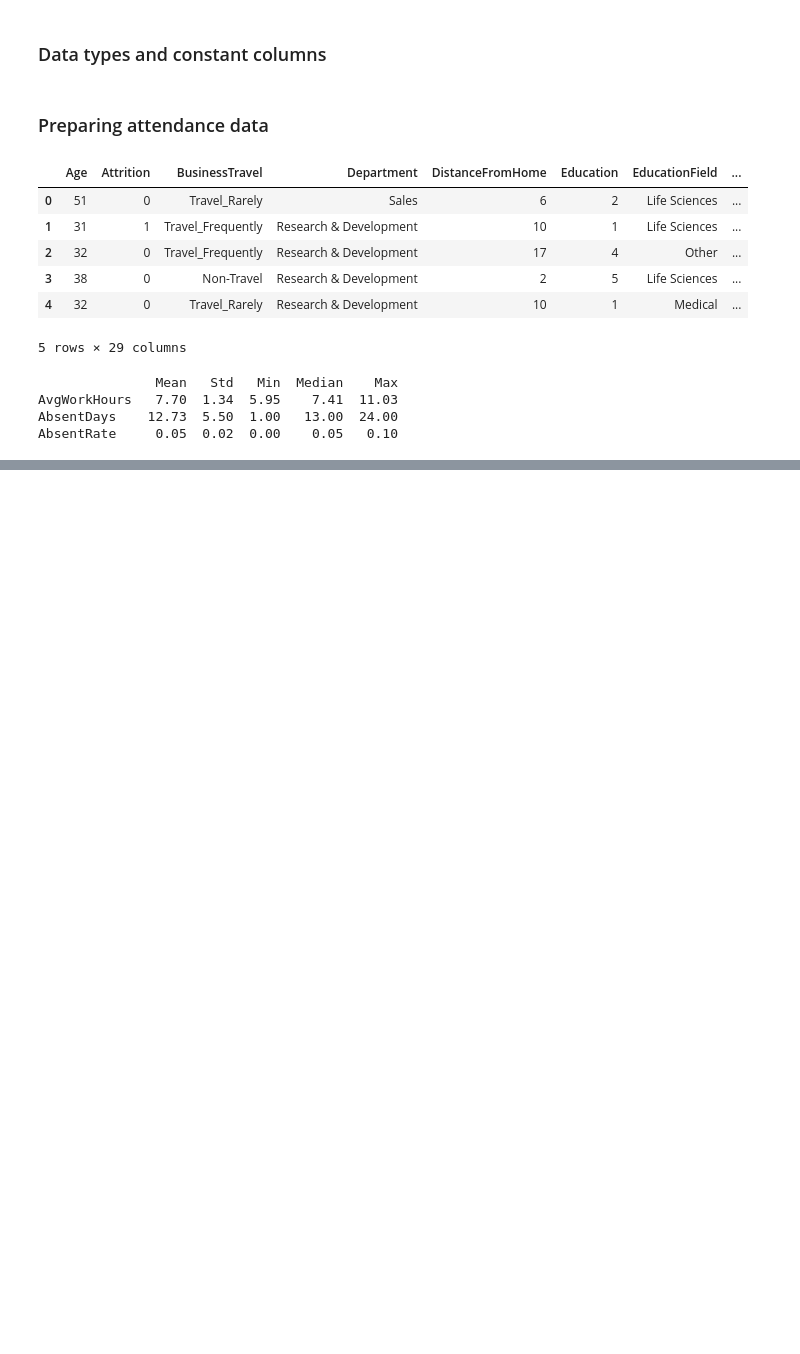
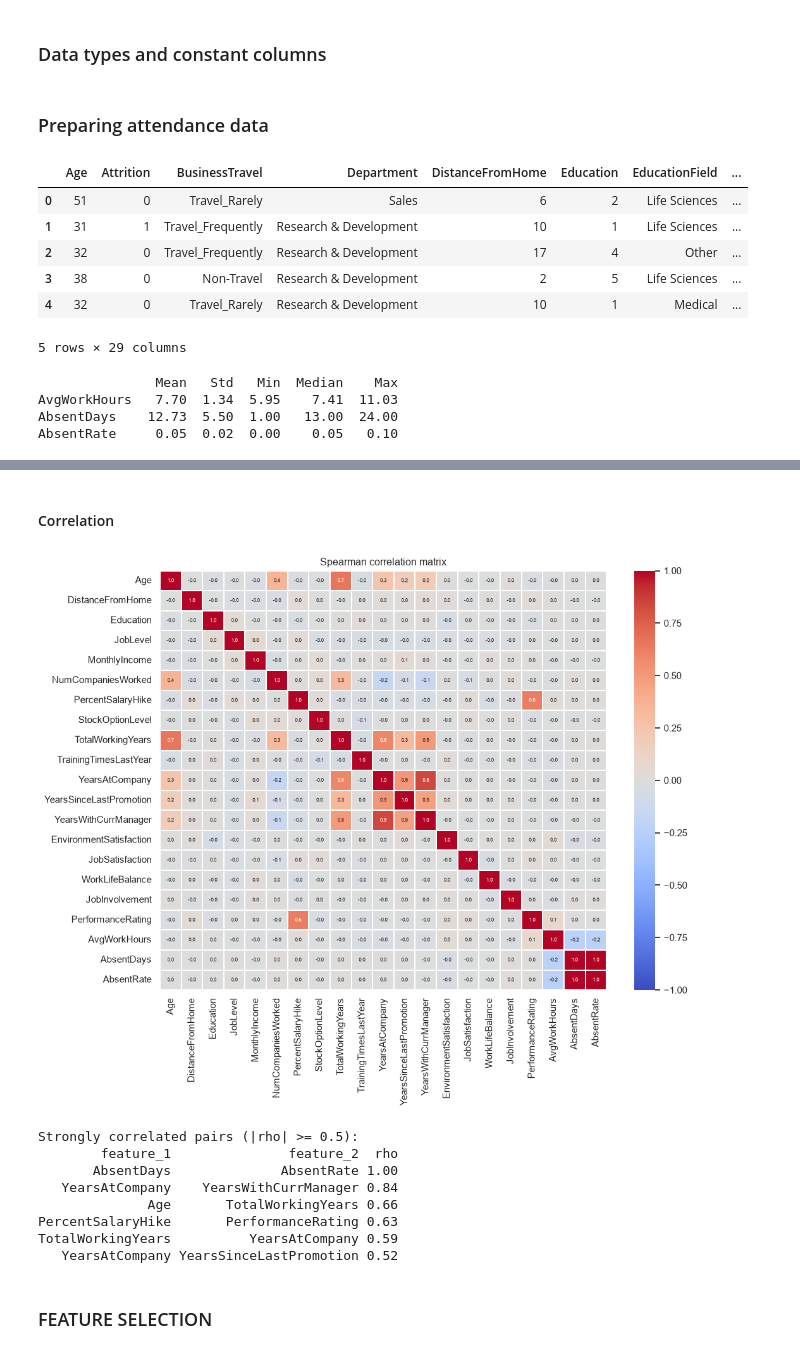
Before and after one commit to DangHoangMinhTu/Project-3---Clustering-HR-Analytics-Case-Study, a Jupyter notebook: HR-Analytics-Case-Study-Clustering.ipynb, the cells around one changed output, grey strips where cells are left out. Cells and saved outputs as stored; diff of their text form; code cells hidden in the pictures; blank space fills up the shorter version.

```diff
--- a/HR-Analytics-Case-Study-Clustering.ipynb
+++ b/HR-Analytics-Case-Study-Clustering.ipynb
@@ -465,0 +543,30 @@ AbsentRate     0.05  0.02  0.00    0.05   0.10
+# %% [markdown]
+#### Correlation
+# %%
+num_cols = [c for c in df.select_dtypes("number").columns if c != "Attrition"]
+corr = df[num_cols].corr(method="spearman")
+
+fig, ax = plt.subplots(figsize=(11, 9))
+sns.heatmap(corr, cmap="coolwarm", center=0, vmin=-1, vmax=1, annot=True,
+            fmt=".1f", annot_kws={"size": 6}, linewidths=0.3, ax=ax)
+ax.set_title("Spearman correlation matrix")
+save(fig, "eda_corr.png")
+
+pairs = (corr.where(np.triu(np.ones(corr.shape, bool), k=1)).stack()
+         .rename("rho").reset_index())
+pairs.columns = ["feature_1", "feature_2", "rho"]
+print("Strongly correlated pairs (|rho| >= 0.5):")
+print(pairs[pairs["rho"].abs() >= 0.5]
+      .sort_values("rho", key=abs, ascending=False).round(2).to_string(index=False), "\n")
+# %% [output]
+[figure, added]
+Strongly correlated pairs (|rho| >= 0.5):
+        feature_1               feature_2  rho
+       AbsentDays              AbsentRate 1.00
+   YearsAtCompany    YearsWithCurrManager 0.84
+              Age       TotalWorkingYears 0.66
+PercentSalaryHike       PerformanceRating 0.63
+TotalWorkingYears          YearsAtCompany 0.59
+   YearsAtCompany YearsSinceLastPromotion 0.52
+# %% [markdown]
+### FEATURE SELECTION
```
Also changed, not shown: parts of 43 cells of this notebook, 19 other files.
